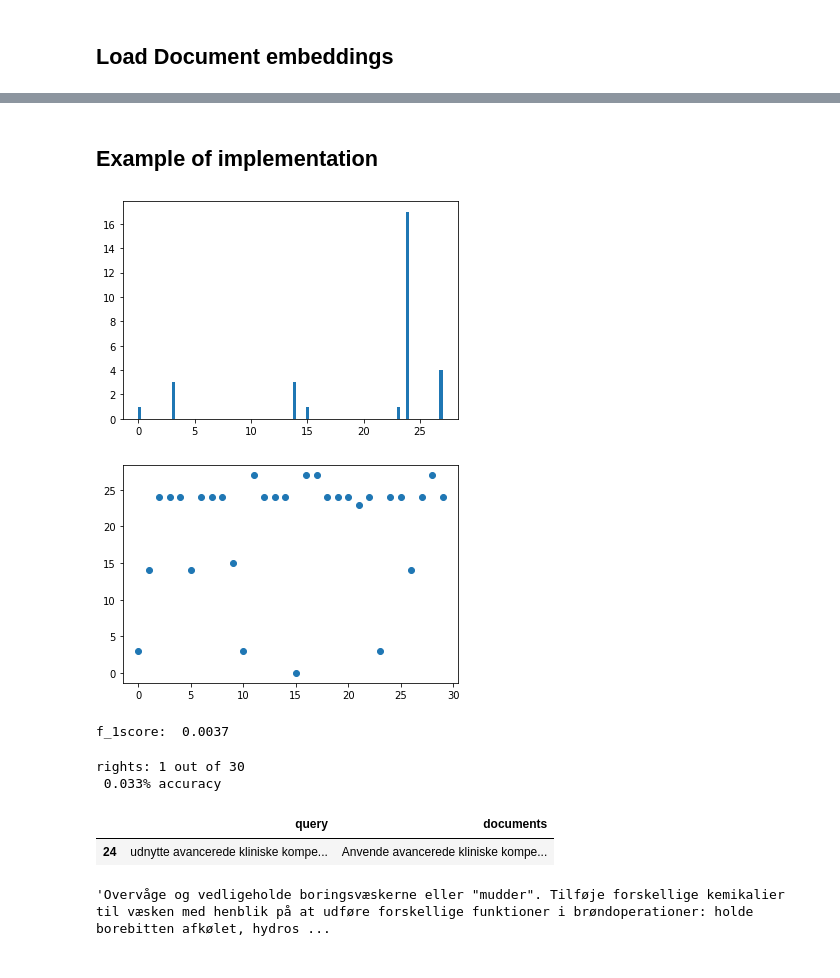
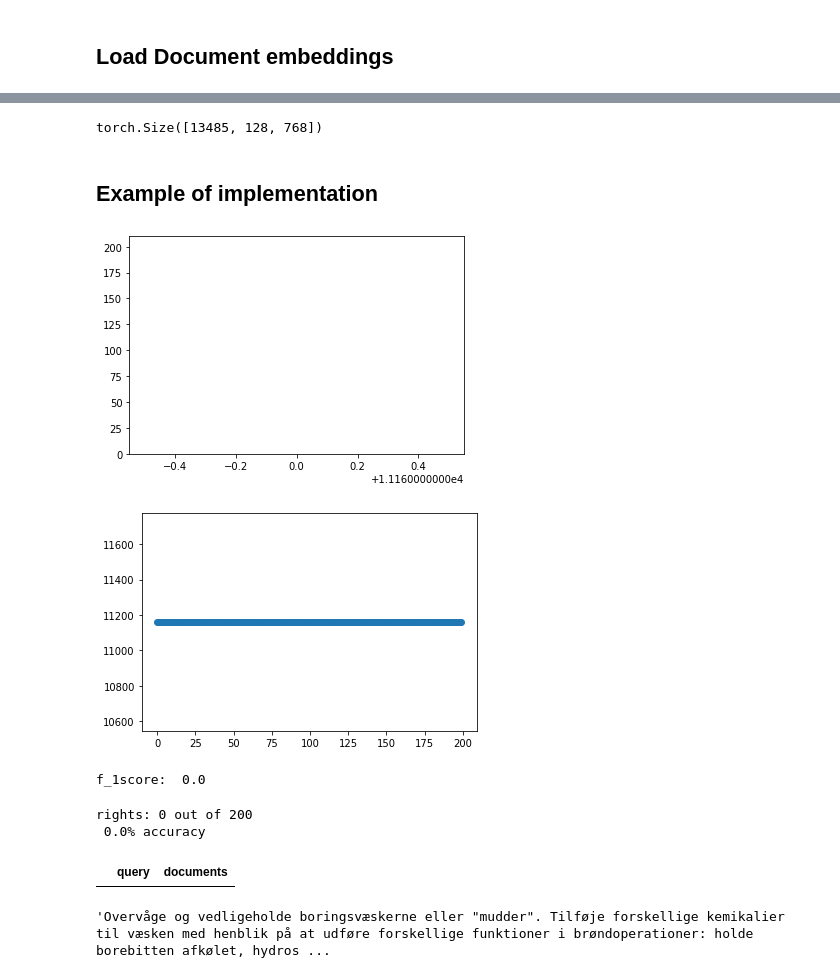
Before and after one commit to MartinBA741/SkillsColBERT, a Jupyter notebook: predict_colbert.ipynb, the cells around one changed output, grey strips where cells are left out. Cells and saved outputs as stored; diff of their text form; code cells hidden in the pictures.

Commit message:
load device

```diff
--- a/predict_colbert.ipynb
+++ b/predict_colbert.ipynb
@@ -201,7 +195,7 @@ class SkillsColBERT(nn.Module):
 ## Use Skills ColBERT model to embed the first X query and document pairs
 # %%
 # Try model on first X query and document pairs
-sample_size = 30
+sample_size = 200
 
 #np.random.seed(seed=741)
 #samples = np.random.randint(0,len(df),sample_size)
@@ -209,8 +203,8 @@ sample_size = 30
 q_id    = torch.tensor(q_input_ids[:sample_size]).to(torch.device(device)).to(torch.int64)
 q_mask  = torch.tensor(np.array(q_attention_masks[:sample_size])).to(torch.device(device)).to(torch.int64)
 
-d_id    = torch.tensor(d_input_ids[:sample_size]).to(torch.device(device)).to(torch.int64)
-d_mask  = torch.tensor(np.array(d_attention_masks[:sample_size])).to(torch.device(device)).to(torch.int64)
+#d_id    = torch.tensor(d_input_ids[:sample_size]).to(torch.device(device)).to(torch.int64)
+#d_mask  = torch.tensor(np.array(d_attention_masks[:sample_size])).to(torch.device(device)).to(torch.int64)
 # %%
 #bert_base.to(torch.device(device))
 my_model  = SkillsColBERT()
@@ -275,7 +268,8 @@ def MaxSim(q, D):
 load_doc_embeddings = torch.load(f'./doc_embeddings/tensor_{0}.pt')
 
 i = 1
-while if os.path.exists(os.path.join(os.getcwd(), 'doc_embeddings', f'tensor_{i}.pt')):
-    print(f'loading document embedding {i}')
+while os.path.exists(os.path.join(os.getcwd(), 'doc_embeddings', f'tensor_{i}.pt')):
+    if i%10==0:
+        print(f'loading document embedding {i}')
     load_doc_embeddings = torch.cat((load_doc_embeddings, torch.load(f'./doc_embeddings/tensor_{i}.pt')), 0)
     i += 1
@@ -282,3 +290,7 @@ while if os.path.exists(os.path.join(os.getcwd(), 'doc_embeddings', f'tensor_{i}
+# %%
+load_doc_embeddings.shape
+# %% [output]
+torch.Size([13485, 128, 768])
 # %% [markdown]
 ## Example of implementation
 # %%
@@ -286,7 +298,7 @@ most_similar_doc_score = []
 most_similar_docID = []
 
  # Define D as all documents:
-D = d_outputs
+D = load_doc_embeddings #d_outputs
 
 for q_no in tqdm(range(sample_size)):
 
@@ -301,17 +313,17 @@ for q_no in tqdm(range(sample_size)):
     most_similar_docID.append(int(maks_id))
 # %%
 # Distribution of "predictions"
-plt.hist(most_similar_docID, bins=100)
+plt.hist(most_similar_docID, bins=load_doc_embeddings.shape[0])
 plt.show()
 # %% [output]
-[figure, old version]
+[figure, new version]
 # %%
 # Distribution of "predictions"
 q_IDs = [x for x in range(sample_size)]
 plt.scatter(q_IDs, most_similar_docID)
 plt.show()
 # %% [output]
-[figure, old version]
+[figure, new version]
 # %%
 from sklearn.metrics import f1_score
 y_true = q_IDs
@@ -319,21 +331,20 @@ y_pred = most_similar_docID
 
 print('f_1score: ', round(f1_score(y_true, y_pred, average='macro'),4))
 # %% [output]
-f_1score:  0.0037
+f_1score:  0.0
 # %%
 rights = sum(np.array(y_true) == np.array(y_pred))
 wrongs = sum(np.array(y_true) != np.array(y_pred))
 
 print(f'rights: {rights} out of {rights+wrongs} \n {np.round(rights/(rights+wrongs),3)}% accuracy')
 # %% [output]
-rights: 1 out of 30
- 0.033% accuracy
+rights: 0 out of 200
+ 0.0% accuracy
 # %%
 df_correct = df.iloc[:sample_size,:].loc[(np.array(y_true) == np.array(y_pred))]
 df_correct
 # %% [output]
 |  | query | documents |
-| 24 | udnytte avancerede kliniske kompe... | Anvende avancerede kliniske kompe... |
 # %%
 # Inspect specific document. - Why are 49 and 79 getting this many hits.
 df.documents[79]
```
Also changed, not shown: parts of 5 cells of this notebook, 1 other file.
